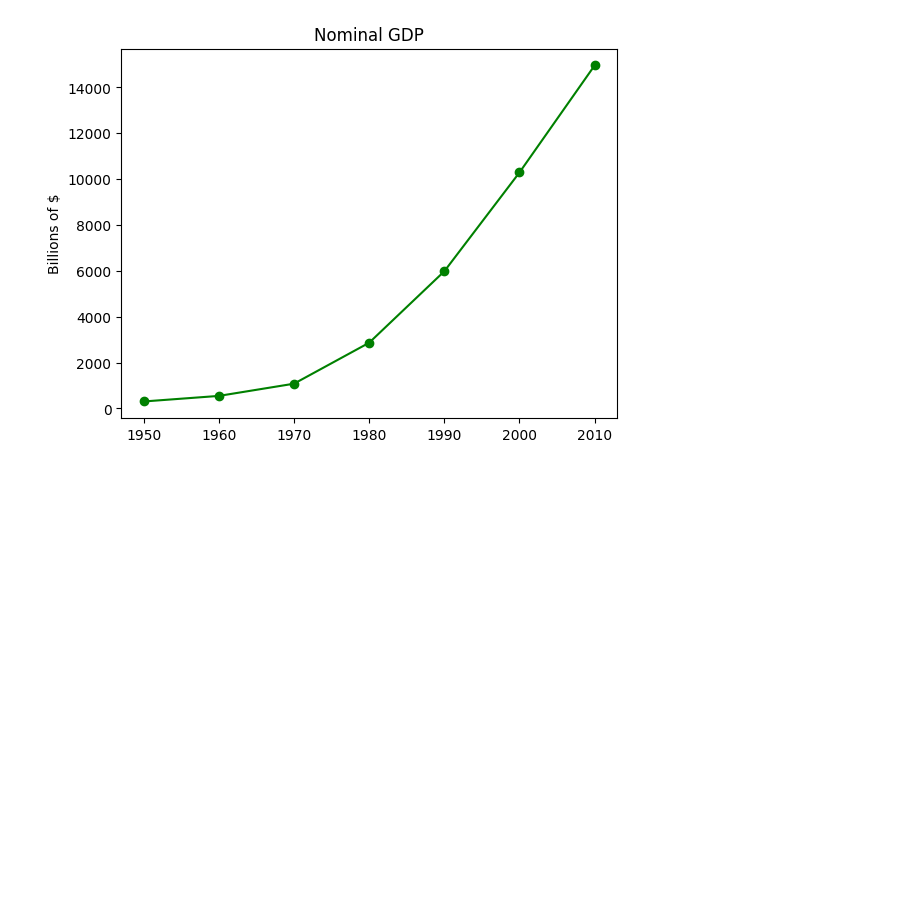
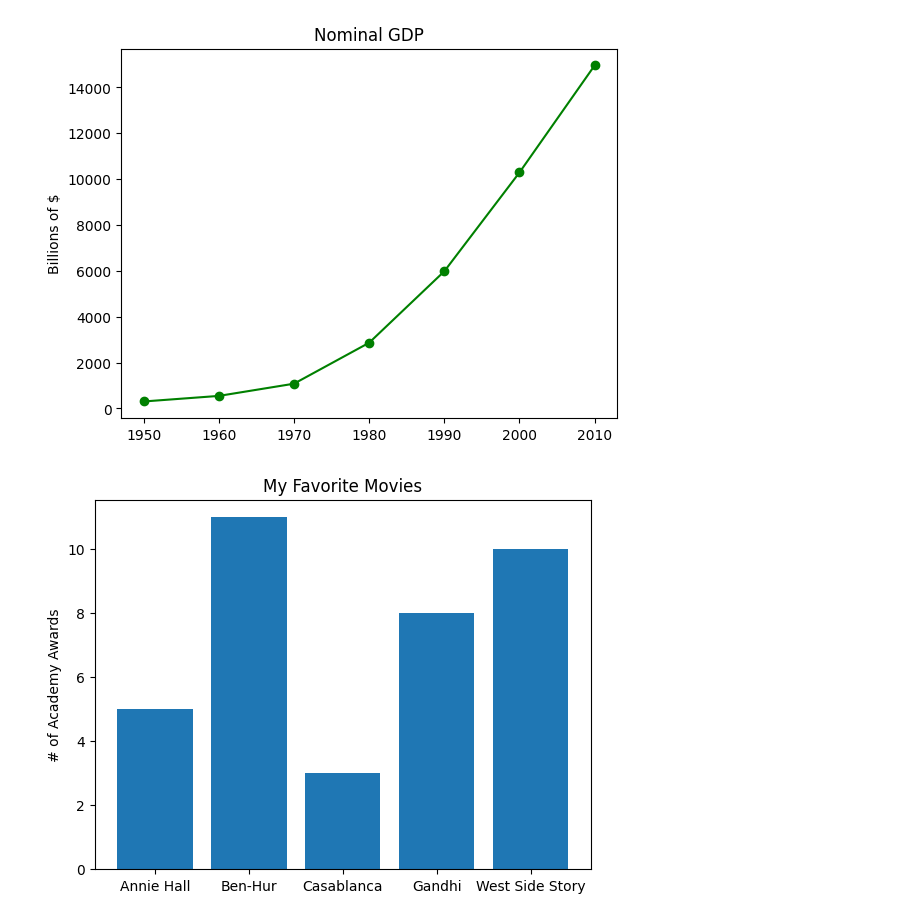
Before and after one commit to ahvcxa/machine_learning_lecture, a Jupyter notebook: Lecture08.ipynb, the cells around one changed output. Saved outputs shown, nothing was run; the diff lists cells and outputs as text; code cells hidden in the pictures; blank space fills up the shorter version.

```diff
--- a/Lecture08.ipynb
+++ b/Lecture08.ipynb
@@ -19,3 +19,23 @@ plt.ylabel("Billions of $")
 plt.show()
 # %% [output]
 [figure]
+# %%
+movies = ["Annie Hall", "Ben-Hur", "Casablanca", "Gandhi", "West Side Story"]
+num_oscars = [5, 11, 3, 8, 10]
+
+# bars are by default width 0.8, so we'll add 0.1 to the left coordinates.
+# so that each bar is centered
+xs = [i for i, _ in enumerate(movies)]
+
+# plot bars with left x-coordinates [xs], heights [num_oscars]
+plt.bar(xs, num_oscars)
+
+plt.ylabel("# of Academy Awards")
+plt.title("My Favorite Movies")
+
+# label x-axis with movie names at bar centers
+plt.xticks([i for i, _ in enumerate(movies)], movies)
+
+plt.show()
+# %% [output]
+[figure, added]
```
Also changed, not shown: parts of 1 cell of this notebook.
